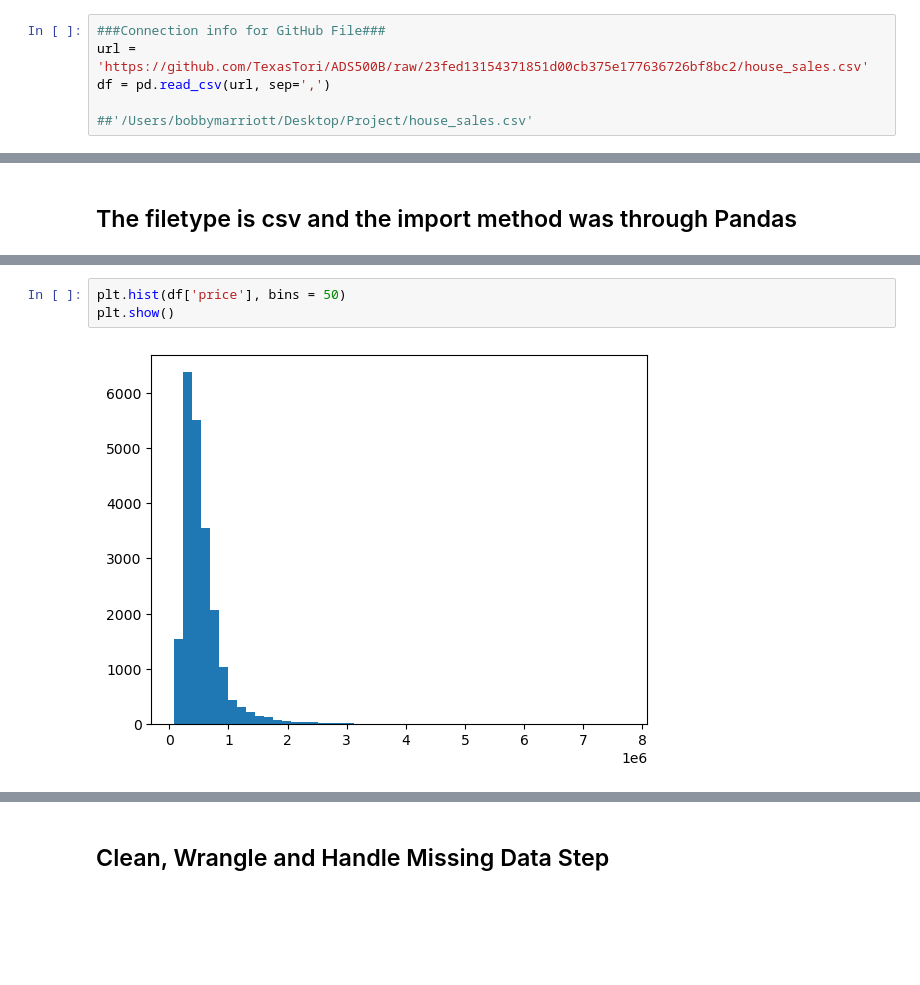
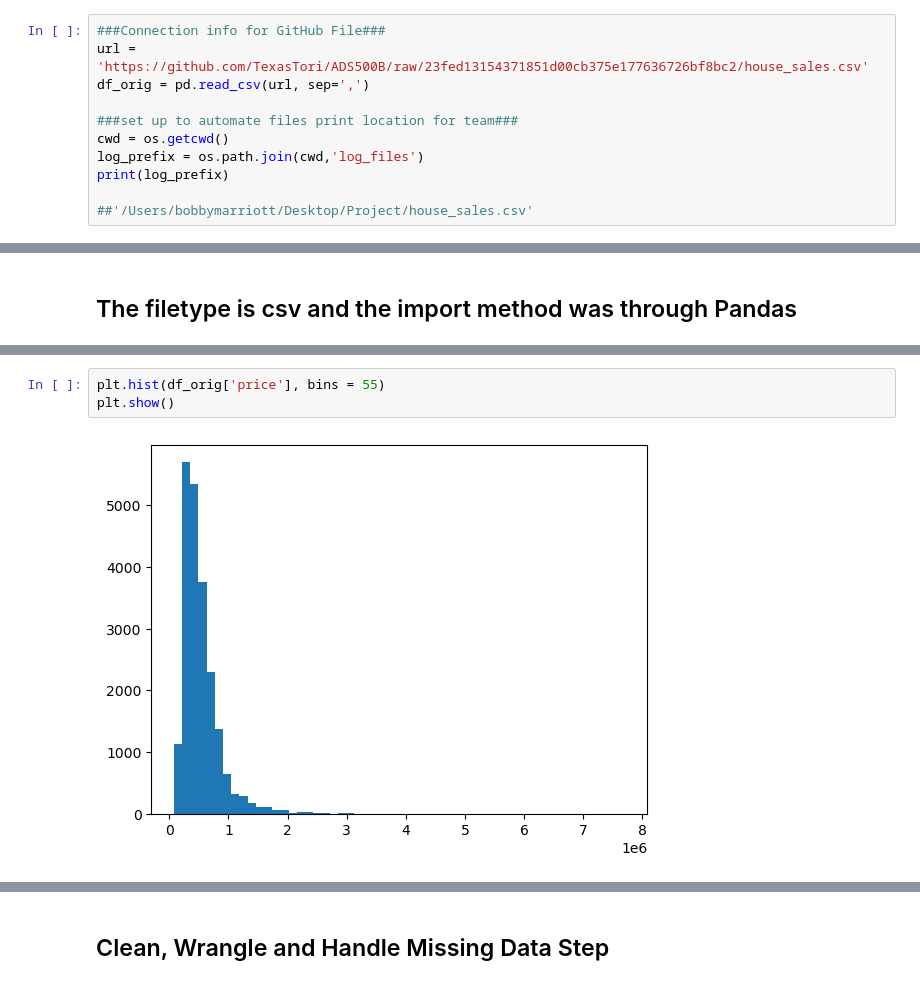
Before and after one commit to TexasTori/ADS500B, a Jupyter notebook: House Data Project.ipynb, the cells around one changed output, grey strips where cells are left out. Cells and saved outputs as stored; diff of their text form; blank space fills up the shorter version.

```diff
--- a/House Data Project.ipynb
+++ b/House Data Project.ipynb
@@ -9,6 +9,11 @@ import os #to load csv to folder
 # %%
 ###Connection info for GitHub File###
 url = 'https://github.com/TexasTori/ADS500B/raw/23fed13154371851d00cb375e177636726bf8bc2/house_sales.csv'
-df = pd.read_csv(url, sep=',')
+df_orig = pd.read_csv(url, sep=',')
+
+###set up to automate files print location for team###
+cwd = os.getcwd()
+log_prefix = os.path.join(cwd,'log_files')
+print(log_prefix)
 
 ##'/Users/bobbymarriott/Desktop/Project/house_sales.csv'
@@ -86,7 +106,7 @@ min        75000.00
 max      7700000.00
 Name: price, dtype: object
 # %%
-plt.hist(df['price'], bins = 50)
+plt.hist(df_orig['price'], bins = 55)
 plt.show()
 # %% [output]
-[figure, old version]
+[figure, new version]
```
Also changed, not shown: parts of 11 cells of this notebook, 1 other file.
